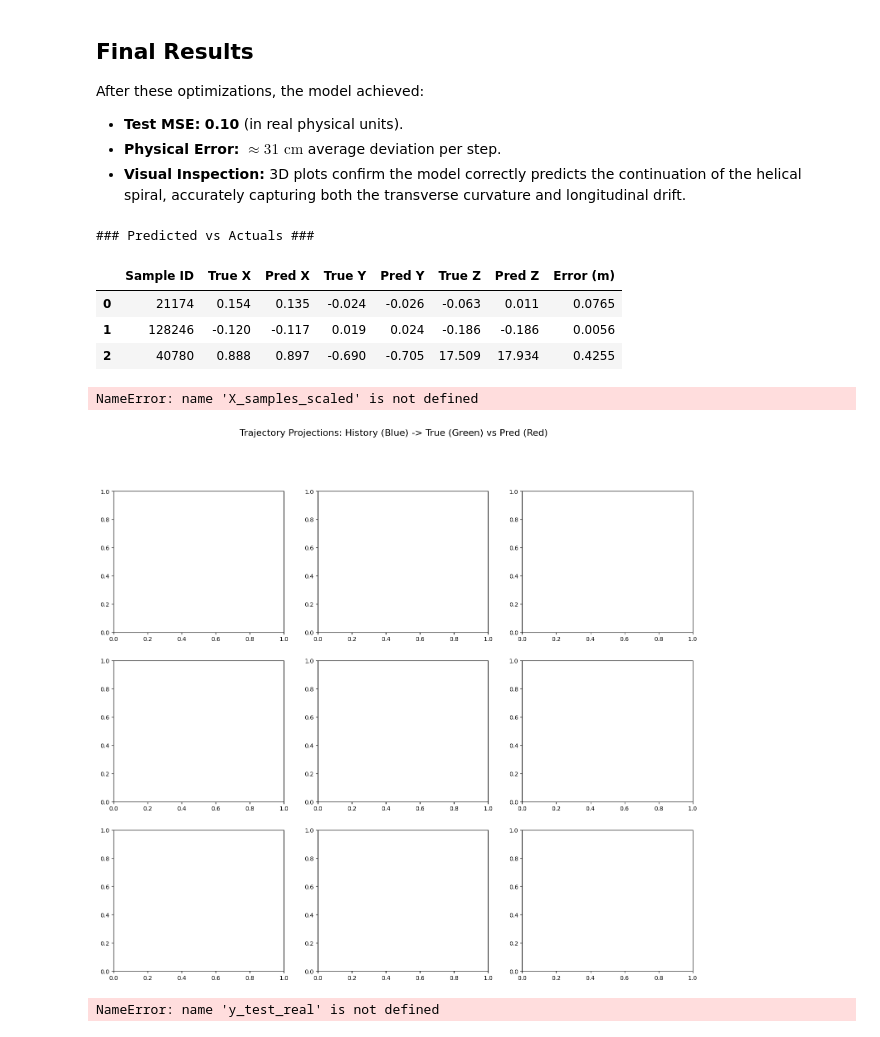
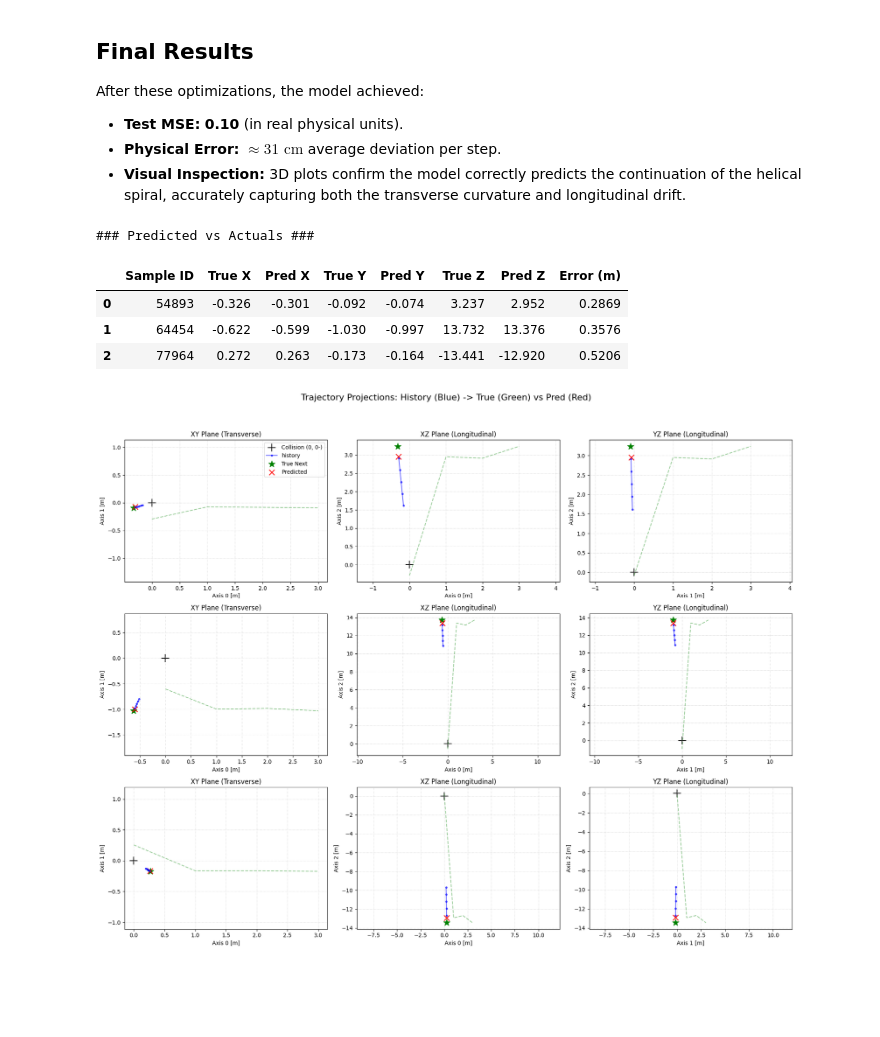
Before and after one commit to vmtasi/cms-open-data-tracking, a Jupyter notebook: CMS.ipynb, the cells around one changed output. Drawn from its saved outputs; the diff is of its cells as text; code cells hidden in the pictures; blank space fills up the shorter version.

Commit message:
improved model visualisation

```diff
--- a/CMS.ipynb
+++ b/CMS.ipynb
@@ -511,50 +511,45 @@ def analyze_results (X_scaled, y_scaled, preds_real, scaler_x, n_samples=5):
 
     fig.suptitle("Trajectory Projections: History (Blue) -> True (Green) vs Pred (Red)", fontsize=16)
     for i in range(n_samples):
-        hist = X_samples_scaled[i]
+        hist = X_sample_scaled[i]
         hist = X_sample_real[i]
         true = y_sample_true[i]
         pred = y_sample_pred[i]
 
         planes = [
-            (0, 1, "XY Plane (Transverse)")
+            (0, 1, "XY Plane (Transverse)"),
             (0, 2, 'XZ Plane (Longitudinal)'),
             (1, 2, 'YZ Plane (Longitudinal)')
         ]
 
         for col, (idx1, idx2, title) in enumerate(planes):
             ax = axes[i, col] if n_samples > 1 else axes[col]
-            ax.scatter(0,0, c='black', market='+', s=200, label='Collision (0, 0-)', zorder=0)
+            ax.scatter(0,0, c='black', marker='+', s=200, label='Collision (0, 0-)', zorder=0)
             ax.plot(hist[:, idx1], hist[:, idx2], 'b.-', label='history', alpha=0.6)
 
             last_h = hist[-1]
 
             ax.scatter(true[idx1], true[idx2], c='green', marker='*', s=150, label="True Next")
             ax.plot([last_h[idx1], pred[idx2], last_h[idx2], true[idx2]], 'g--', alpha=0.4)
             ax.scatter(pred[idx1], pred[idx2], c='red', marker='x', s = 100, label='Predicted')
             ax.plot([last_h[idx1], pred[idx1]], [last_h[idx2], pred[idx2]], 'r--', alpha=0.4)
 
             ax.set_title(title)
             ax.set_xlabel(f'Axis {idx1} [m]')
             ax.set_ylabel(f'Axis {idx2} [m]')
             ax.grid(True, linestyle=':', alpha=0.6)
             ax.axis('equal')
 
             if i == 0 and col == 0:
                 ax.legend(loc='best')
     plt.tight_layout(rect=[0, 0.03, 1, 0.95])
     plt.show()
 
 analyze_results(X_test, y_test_real, preds_real, scaler_x, n_samples=3)
 # %% [output]
 ### Predicted vs Actuals ###
 |  | Sample ID | True X | Pred X | True Y | Pred Y | True Z | Pred Z | Error (m) |
-| 0 | 21174 | 0.154 | 0.135 | -0.024 | -0.026 | -0.063 | 0.011 | 0.0765 |
-| 1 | 128246 | -0.120 | -0.117 | 0.019 | 0.024 | -0.186 | -0.186 | 0.0056 |
-| 2 | 40780 | 0.888 | 0.897 | -0.690 | -0.705 | 17.509 | 17.934 | 0.4255 |
+| 0 | 54893 | -0.326 | -0.301 | -0.092 | -0.074 | 3.237 | 2.952 | 0.2869 |
+| 1 | 64454 | -0.622 | -0.599 | -1.030 | -0.997 | 13.732 | 13.376 | 0.3576 |
+| 2 | 77964 | 0.272 | 0.263 | -0.173 | -0.164 | -13.441 | -12.920 | 0.5206 |
-NameError: name 'X_samples_scaled' is not defined
-[figure, old version]
+[figure, new version]
-# %%
-y_test_real
-# %% [output]
-NameError: name 'y_test_real' is not defined
```
